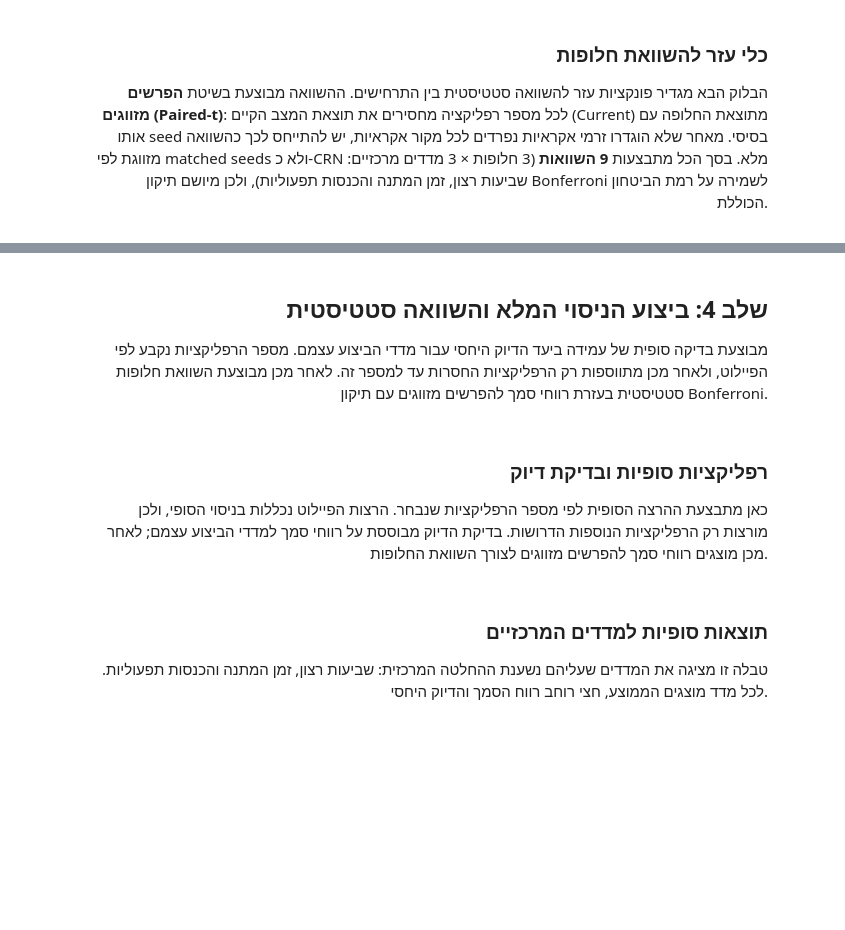
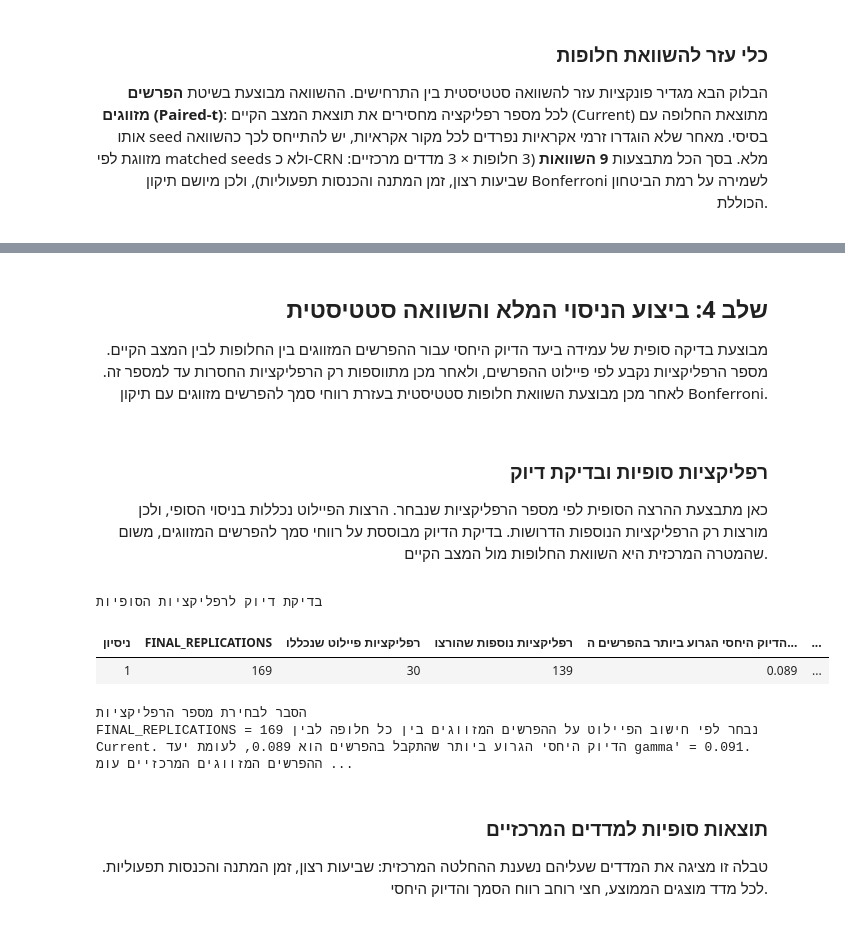
Before and after one commit to elattiass/SimulationPartB, a Jupyter notebook: Queuechella_Colab_Simulation_Report (4).ipynb, the cells around one changed output, grey strips where cells are left out. Drawn from its saved outputs; the diff is of its cells as text; code cells hidden in the pictures; blank space fills up the shorter version.

```diff
--- a/Queuechella_Colab_Simulation_Report (4).ipynb
+++ b/Queuechella_Colab_Simulation_Report (4).ipynb
@@ -3110,7 +3268,7 @@ report_panel(
 <div dir="rtl" style="direction: rtl; text-align: right;">
 
 ## שלב 4: ביצוע הניסוי המלא והשוואה סטטיסטית
-מבוצעת בדיקה סופית של עמידה ביעד הדיוק היחסי עבור מדדי הביצוע עצמם. מספר הרפליקציות נקבע לפי הפיילוט, ולאחר מכן מתווספות רק הרפליקציות החסרות עד למספר זה.
+מבוצעת בדיקה סופית של עמידה ביעד הדיוק היחסי עבור ההפרשים המזווגים בין החלופות לבין המצב הקיים. מספר הרפליקציות נקבע לפי פיילוט ההפרשים, ולאחר מכן מתווספות רק הרפליקציות החסרות עד למספר זה.
 לאחר מכן מבוצעת השוואת חלופות סטטיסטית בעזרת רווחי סמך להפרשים מזווגים עם תיקון Bonferroni.
 
 </div>
@@ -3119,41 +3277,53 @@ report_panel(
 
 ### רפליקציות סופיות ובדיקת דיוק
 
-כאן מתבצעת ההרצה הסופית לפי מספר הרפליקציות שנבחר. הרצות הפיילוט נכללות בניסוי הסופי, ולכן מורצות רק הרפליקציות הנוספות הדרושות. בדיקת הדיוק מבוססת על רווחי סמך למדדי הביצוע עצמם; לאחר מכן מוצגים רווחי סמך להפרשים מזווגים לצורך השוואת החלופות.
+כאן מתבצעת ההרצה הסופית לפי מספר הרפליקציות שנבחר. הרצות הפיילוט נכללות בניסוי הסופי, ולכן מורצות רק הרפליקציות הנוספות הדרושות. בדיקת הדיוק מבוססת על רווחי סמך להפרשים המזווגים, משום שהמטרה המרכזית היא השוואת החלופות מול המצב הקיים.
 
 </div>
 # %%
 FINAL_REPLICATIONS, final_results, final_summary, final_precision_history = run_final_replications(
     scenarios,
     pilot_results,
     FINAL_REPLICATIONS,
     base_seed=9000,
 )
 
+final_paired_differences = paired_difference_table(final_results)
+
 report_table(
     [
         {
             "ניסיון": row["attempt"],
             "FINAL_REPLICATIONS": row["FINAL_REPLICATIONS"],
             "רפליקציות פיילוט שנכללו": row["pilot_replications_used"],
             "רפליקציות נוספות שהורצו": row["additional_replications_run"],
-            "הדיוק היחסי הגרוע ביותר במדדי הביצוע": round(row["worst_primary_relative_precision"], 3),
-            "יעד": row["target_relative_precision"],
-            "האם עומד ביעד": row["precision_ok"],
+            "הדיוק היחסי הגרוע ביותר בהפרשים המזווגים": round(row["worst_paired_relative_precision"], 3),
+            "הדיוק היחסי הגרוע ביותר בממוצעי התרחישים": round(row["worst_primary_relative_precision"], 3),
+            "יעד": round(row["target_relative_precision"], 3),
+            "האם ההפרשים עומדים ביעד": row["paired_precision_ok"],
         }
         for row in final_precision_history
     ],
     "בדיקת דיוק לרפליקציות הסופיות",
 )
 
-max_final_relative_precision = worst_primary_relative_precision(final_summary)
-precision_status = "מדדי הביצוע המרכזיים עומדים ביעד הדיוק היחסי." if max_final_relative_precision <= RELATIVE_PRECISION else "במדגם הסופי נותרה חריגה ביחס ליעד באחד ממדדי הביצוע, ולכן היא מוצגת כהסתייגות בדיווח."
+max_final_paired_relative_precision = worst_paired_relative_precision(final_paired_differences)
+gamma_prime = RELATIVE_PRECISION / (1.0 + RELATIVE_PRECISION)
+precision_status = "ההפרשים המזווגים המרכזיים עומדים ביעד הדיוק היחסי." if max_final_paired_relative_precision <= gamma_prime else "במדגם הסופי נותרה חריגה ביחס ליעד באחד מההפרשים המזווגים, ולכן היא מוצגת כהסתייגות בדיווח."
 precision_text = (
-    f"FINAL_REPLICATIONS = <b>{FINAL_REPLICATIONS}</b> נבחר לפי חישוב הפיילוט על מדדי הביצוע עצמם. "
-    f"הדיוק היחסי הגרוע ביותר שהתקבל הוא <b>{max_final_relative_precision:.3f}</b>, לעומת יעד "
-    f"<b>{RELATIVE_PRECISION:.3f}</b>. {precision_status} השוואת החלופות עצמה מבוצעת בנפרד באמצעות רווחי סמך להפרשים מזווגים עם תיקון Bonferroni עבור 9 ההשוואות."
+    f"FINAL_REPLICATIONS = <b>{FINAL_REPLICATIONS}</b> נבחר לפי חישוב הפיילוט על ההפרשים המזווגים בין כל חלופה לבין Current. "
+    f"הדיוק היחסי הגרוע ביותר שהתקבל בהפרשים הוא <b>{max_final_paired_relative_precision:.3f}</b>, לעומת יעד "
+    f"gamma' = <b>{gamma_prime:.3f}</b>. {precision_status} "
+    f"תיקון Bonferroni מבוצע עבור <b>{BONFERRONI_COMPARISONS}</b> השוואות: "
+    f"{N_ALTERNATIVES} חלופות כפול {N_PRIMARY_METRICS} מדדים מרכזיים."
 )
 report_panel("הסבר לבחירת מספר הרפליקציות", precision_text)
+# %% [output]
+בדיקת דיוק לרפליקציות הסופיות
+| ניסיון | FINAL_REPLICATIONS | רפליקציות פיילוט שנכללו | רפליקציות נוספות שהורצו | הדיוק היחסי הגרוע ביותר בהפרשים ה... | ... |
+| 1 | 169 | 30 | 139 | 0.089 | ... |
+הסבר לבחירת מספר הרפליקציות
+FINAL_REPLICATIONS = 169 נבחר לפי חישוב הפיילוט על ההפרשים המזווגים בין כל חלופה לבין Current. הדיוק היחסי הגרוע ביותר שהתקבל בהפרשים הוא 0.089, לעומת יעד gamma' = 0.091. ההפרשים המזווגים המרכזיים עומ ...
 # %% [markdown]
 <div dir="rtl" style="direction: rtl; text-align: right;">
 
```
Also changed, not shown: parts of 14 cells of this notebook.
